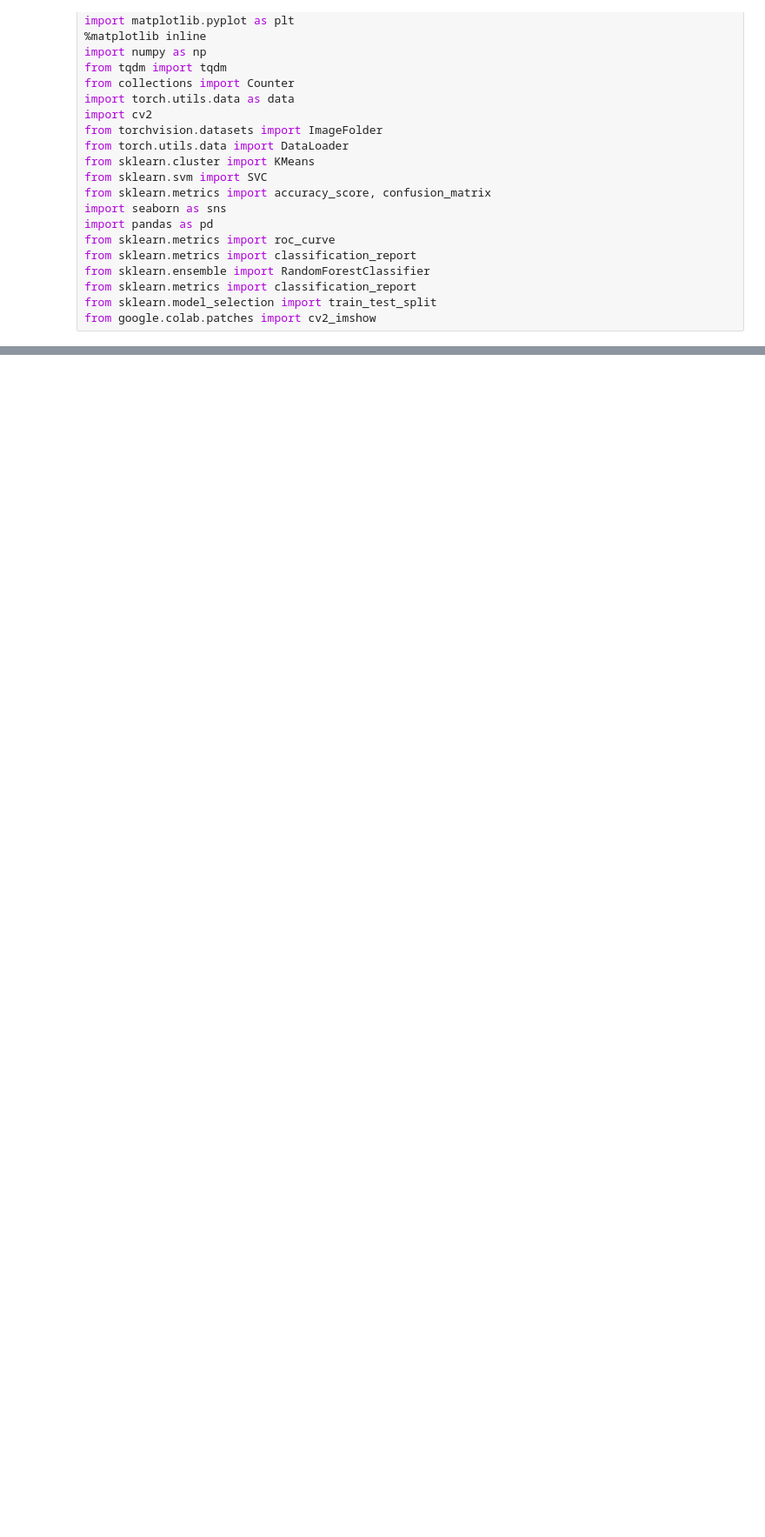
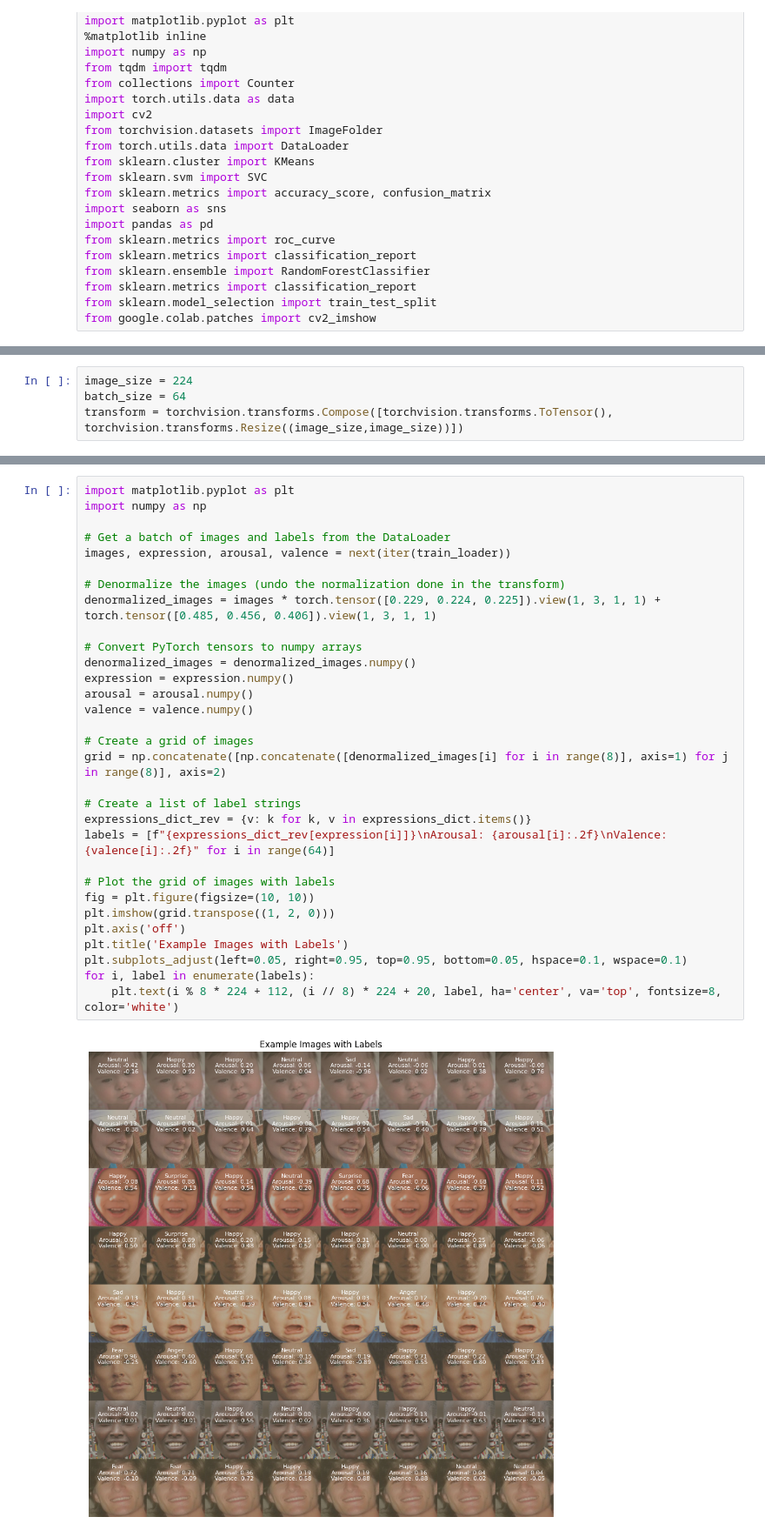
Before and after one commit to WaheedMomna/Assignment2, a Jupyter notebook: Welcome_To_Colaboratory.ipynb, the cells around one changed output, grey strips where cells are left out. Shown at 87% size. Saved outputs shown, nothing was run; the diff lists cells and outputs as text; blank space fills up the shorter version.

```diff
--- a/Welcome_To_Colaboratory.ipynb
+++ b/Welcome_To_Colaboratory.ipynb
@@ -36,0 +81,4 @@ To: /content/1cE3ONW6c3k43LJPjWtDHtf1wiDVDYewN?usp=sharing --fuzzy
+# %%
+image_size = 224
+batch_size = 64
+transform = torchvision.transforms.Compose([torchvision.transforms.ToTensor(), torchvision.transforms.Resize((image_size,image_size))])
@@ -36,0 +225,33 @@ To: /content/1cE3ONW6c3k43LJPjWtDHtf1wiDVDYewN?usp=sharing --fuzzy
+# %%
+import matplotlib.pyplot as plt
+import numpy as np
+
+# Get a batch of images and labels from the DataLoader
+images, expression, arousal, valence = next(iter(train_loader))
+
+# Denormalize the images (undo the normalization done in the transform)
+denormalized_images = images * torch.tensor([0.229, 0.224, 0.225]).view(1, 3, 1, 1) + torch.tensor([0.485, 0.456, 0.406]).view(1, 3, 1, 1)
+
+# Convert PyTorch tensors to numpy arrays
+denormalized_images = denormalized_images.numpy()
+expression = expression.numpy()
+arousal = arousal.numpy()
+valence = valence.numpy()
+
+# Create a grid of images
+grid = np.concatenate([np.concatenate([denormalized_images[i] for i in range(8)], axis=1) for j in range(8)], axis=2)
+
+# Create a list of label strings
+expressions_dict_rev = {v: k for k, v in expressions_dict.items()}
+labels = [f"{expressions_dict_rev[expression[i]]}\nArousal: {arousal[i]:.2f}\nValence: {valence[i]:.2f}" for i in range(64)]
+
+# Plot the grid of images with labels
+fig = plt.figure(figsize=(10, 10))
+plt.imshow(grid.transpose((1, 2, 0)))
+plt.axis('off')
+plt.title('Example Images with Labels')
+plt.subplots_adjust(left=0.05, right=0.95, top=0.95, bottom=0.05, hspace=0.1, wspace=0.1)
+for i, label in enumerate(labels):
+    plt.text(i % 8 * 224 + 112, (i // 8) * 224 + 20, label, ha='center', va='top', fontsize=8, color='white')
+# %% [output]
+[figure, added]
```
Also changed, not shown: parts of 10 cells of this notebook.
